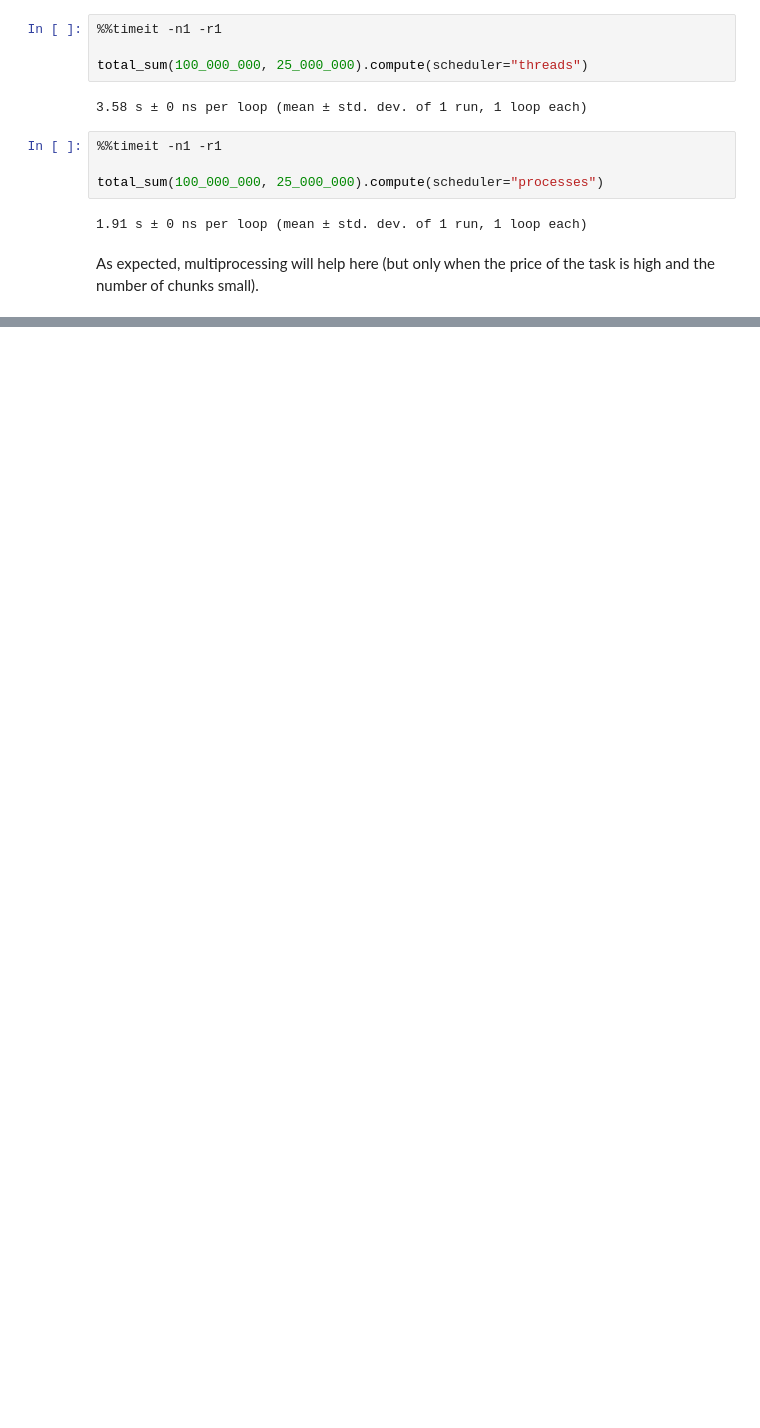
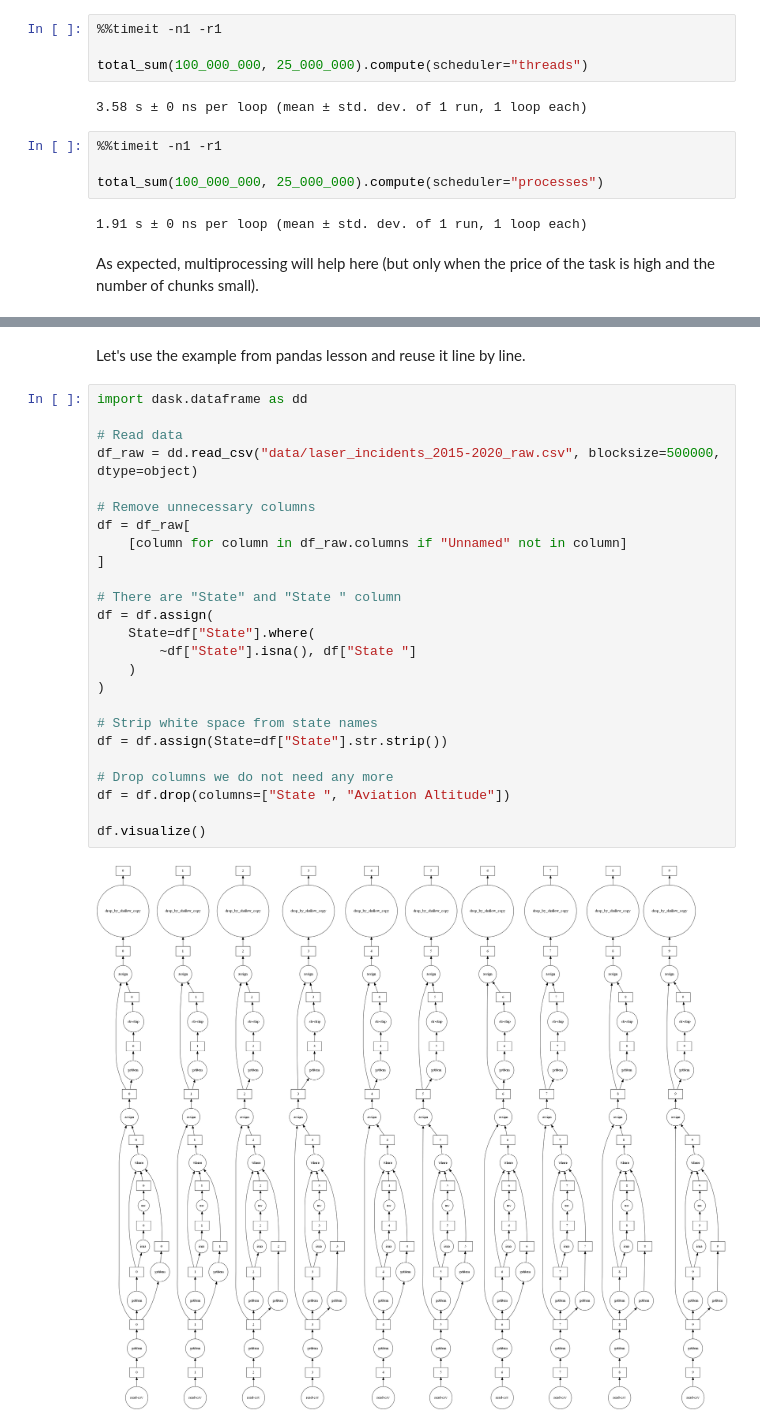
Before and after one commit to HiLASEPythonCourse/hilase-python-course-2021, a Jupyter notebook: 260_dask.ipynb, the cells around one changed output, grey strips where cells are left out. Saved outputs shown, nothing was run; the diff lists cells and outputs as text; blank space fills up the shorter version.

```diff
--- a/260_dask.ipynb
+++ b/260_dask.ipynb
@@ -286,0 +417,29 @@ There are many alternatives that each target different aspects of the
+# %% [markdown]
+Let's use the example from pandas lesson and reuse it line by line.
+# %%
+import dask.dataframe as dd
+
+# Read data
+df_raw = dd.read_csv("data/laser_incidents_2015-2020_raw.csv", blocksize=500000, dtype=object)
+
+# Remove unnecessary columns
+df = df_raw[
+    [column for column in df_raw.columns if "Unnamed" not in column]
+]
+
+# There are "State" and "State " column
+df = df.assign(
+    State=df["State"].where(
+        ~df["State"].isna(), df["State "]
+    )
+)
+
+# Strip white space from state names
+df = df.assign(State=df["State"].str.strip())
+
+# Drop columns we do not need any more
+df = df.drop(columns=["State ", "Aviation Altitude"])
+
+df.visualize()
+# %% [output]
+[figure, added]
```
Also changed, not shown: parts of 51 cells of this notebook, 1 other file.
